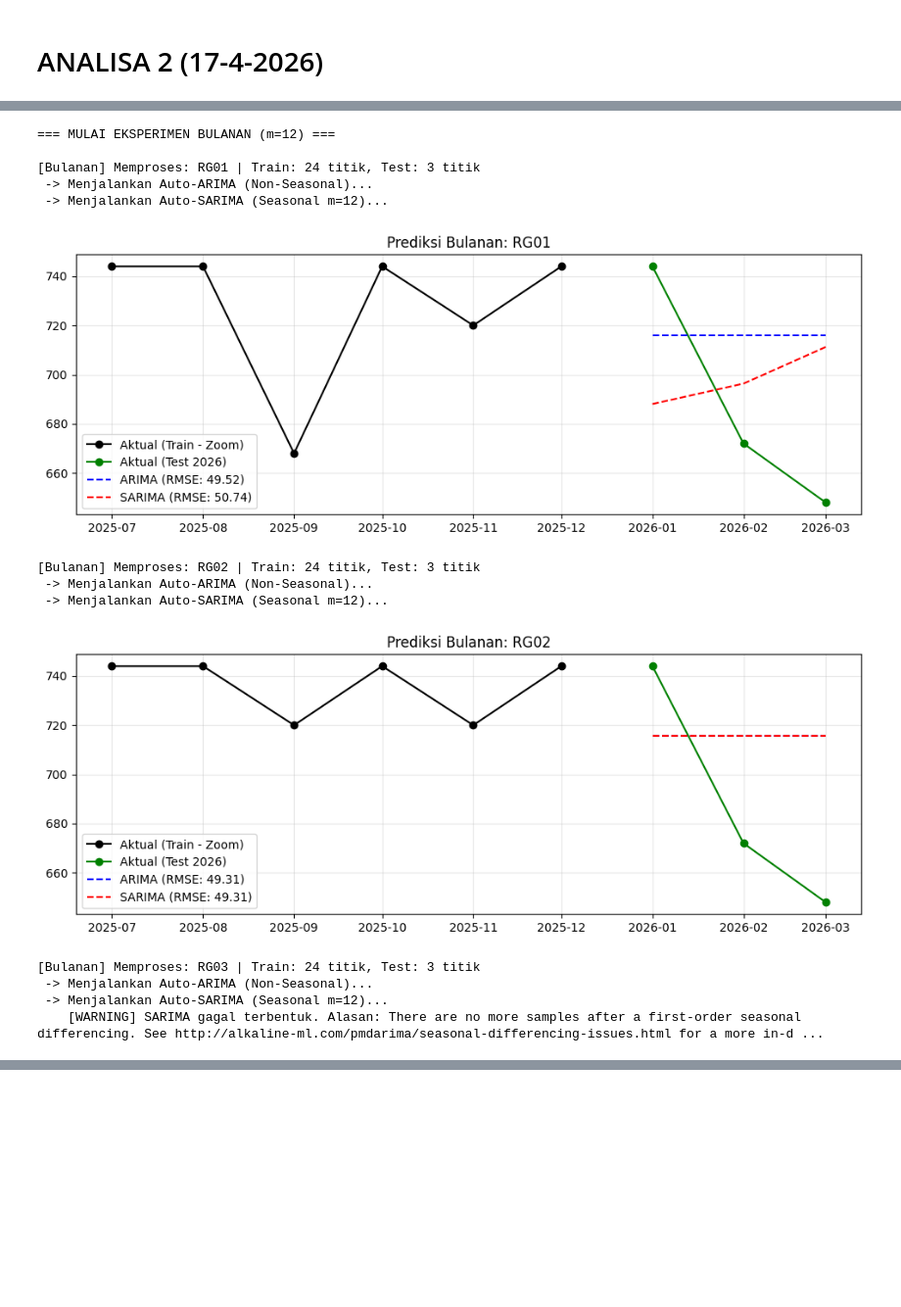
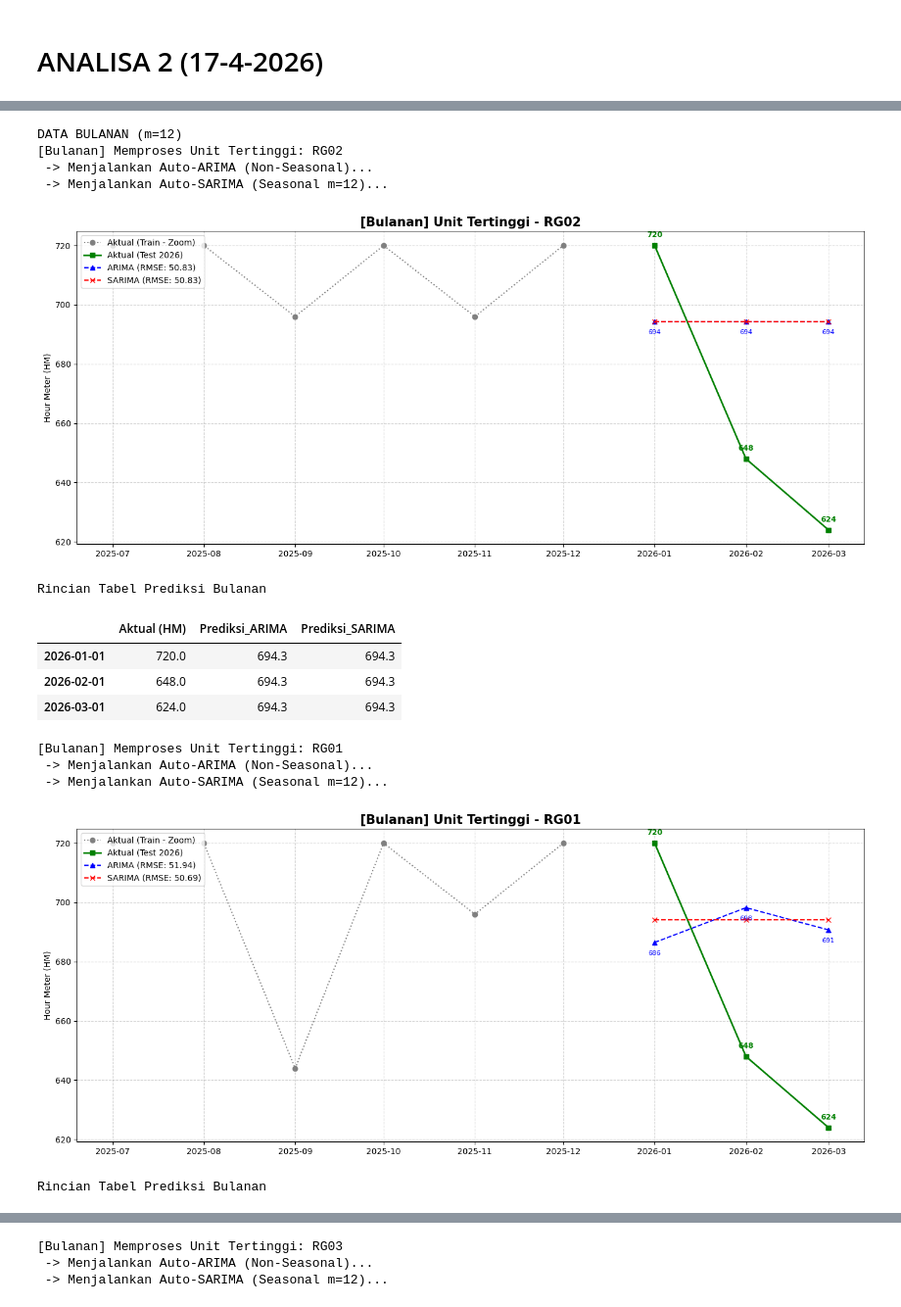
Before and after one commit to MichaelSugiarto/TugasAkhir, a Jupyter notebook: analisa1.ipynb, the cells around one changed output, grey strips where cells are left out. Shown at 98% size. Cells and saved outputs as stored; diff of their text form; code cells hidden in the pictures; blank space fills up the shorter version.

Commit message:
analisa forecast arima vs sarima untuk certain data done

```diff
--- a/analisa1.ipynb
+++ b/analisa1.ipynb
@@ -355,15 +355,18 @@ def load_and_melt_excel(file_path):
 print("Mengekstrak data... (Proses ini mungkin memakan waktu beberapa detik)")
 df_2024 = load_and_melt_excel('BBM AAB 2024 & Des 2025.xlsx')
 df_2025 = load_and_melt_excel('BBM AAB.xlsx')
-df_2026 = load_and_melt_excel('BBM AAB Jan-Mar 2026.xlsx') # Data Testing
+df_2026 = load_and_melt_excel('BBM AAB Jan-Mar 2026.xlsx')
 
 df_all = pd.concat([df_2024, df_2025, df_2026], ignore_index=True)
 
-# 2. KALKULASI HM HARIAN
+# 2. KALKULASI HM HARIAN DENGAN RESET PER BULAN (Sesuai Standar Perusahaan)
 df_all = df_all.sort_values(by=['EQUIP NAME', 'TANGGAL'])
 df_all['HM_Clean'] = pd.to_numeric(df_all['HM'], errors='coerce').replace(0, np.nan)
 df_all['HM_Clean'] = df_all.groupby('EQUIP NAME')['HM_Clean'].ffill().fillna(0)
-df_all['Delta_HM'] = df_all.groupby('EQUIP NAME')['HM_Clean'].diff().fillna(0)
+
+# KOREKSI: Hitung selisih dengan mengelompokkan per bulan agar hari pertama direset menjadi 0 (Kehilangan 24 HM)
+df_all['TAHUN_BULAN'] = df_all['TANGGAL'].dt.to_period('M')
+df_all['Delta_HM'] = df_all.groupby(['EQUIP NAME', 'TAHUN_BULAN'])['HM_Clean'].diff().fillna(0)
 df_all.loc[df_all['Delta_HM'] < 0, 'Delta_HM'] = 0
 df_all.loc[df_all['Delta_HM'] > 100, 'Delta_HM'] = 0
 
@@ -397,6 +400,6 @@ def smart_mapping(raw_name, master_dict):
     return "TIDAK TERDAFTAR"
 
 df_all['TYPE'] = df_all['EQUIP NAME'].apply(lambda x: smart_mapping(x, mapping_type))
-print("Seluruh data (2024-2026) berhasil diproses tanpa ada unit yang di-exclude.")
+print("Seluruh data berhasil diproses dengan kalkulasi HM aktual lapangan.")
 # %% [output]
 Mengekstrak data... (Proses ini mungkin memakan waktu beberapa detik)
@@ -523,40 +562,55 @@ Fungsi Forecasting Siap.
 # %%
 hasil_eksperimen = []
 
-print("=== MULAI EKSPERIMEN BULANAN (m=12) ===")
+print("DATA BULANAN (m=12)")
+
 # 1. Eksekusi Unit (Bulanan)
-for unit in top_3_units + bottom_3_units:
-    res = run_arima_vs_sarima(unit, is_type=False, freq='M')
+for unit in top_3_units:
+    res = run_arima_vs_sarima(unit, is_type=False, freq='M', kategori_target="Unit Tertinggi")
+    hasil_eksperimen.append(res)
+
+for unit in bottom_3_units:
+    res = run_arima_vs_sarima(unit, is_type=False, freq='M', kategori_target="Unit Terendah")
     hasil_eksperimen.append(res)
 
 # 2. Eksekusi Jenis (Bulanan)
-for jenis in [top_1_type, bottom_1_type]:
-    res = run_arima_vs_sarima(jenis, is_type=True, freq='M')
+res = run_arima_vs_sarima(top_1_type, is_type=True, freq='M', kategori_target="Jenis Rata-rata Tertinggi")
+hasil_eksperimen.append(res)
+
+res = run_arima_vs_sarima(bottom_1_type, is_type=True, freq='M', kategori_target="Jenis Rata-rata Terendah")
+hasil_eksperimen.append(res)
+
+
+print("\nDATA MINGGUAN (m=52)")
+
+# 3. Eksekusi Unit (Mingguan)
+for unit in top_3_units:
+    res = run_arima_vs_sarima(unit, is_type=False, freq='W', kategori_target="Unit Tertinggi")
     hasil_eksperimen.append(res)
 
-
-print("\n=== MULAI EKSPERIMEN MINGGUAN (m=52) ===")
-# 3. Eksekusi Unit (Mingguan)
-for unit in top_3_units + bottom_3_units:
-    res = run_arima_vs_sarima(unit, is_type=False, freq='W')
+for unit in bottom_3_units:
+    res = run_arima_vs_sarima(unit, is_type=False, freq='W', kategori_target="Unit Terendah")
     hasil_eksperimen.append(res)
 
 # 4. Eksekusi Jenis (Mingguan)
-for jenis in [top_1_type, bottom_1_type]:
-    res = run_arima_vs_sarima(jenis, is_type=True, freq='W')
-    hasil_eksperimen.append(res)
+res = run_arima_vs_sarima(top_1_type, is_type=True, freq='W', kategori_target="Jenis Rata-rata Tertinggi")
+hasil_eksperimen.append(res)
+
+res = run_arima_vs_sarima(bottom_1_type, is_type=True, freq='W', kategori_target="Jenis Rata-rata Terendah")
+hasil_eksperimen.append(res)
 # %% [output]
-=== MULAI EKSPERIMEN BULANAN (m=12) ===
-
-[Bulanan] Memproses: RG01 | Train: 24 titik, Test: 3 titik
+DATA BULANAN (m=12)
+[Bulanan] Memproses Unit Tertinggi: RG02
  -> Menjalankan Auto-ARIMA (Non-Seasonal)...
  -> Menjalankan Auto-SARIMA (Seasonal m=12)...
-[figure, old version]
+[figure, new version]
-[Bulanan] Memproses: RG02 | Train: 24 titik, Test: 3 titik
- -> Menjalankan Auto-ARIMA (Non-Seasonal)...
- -> Menjalankan Auto-SARIMA (Seasonal m=12)...
+Rincian Tabel Prediksi Bulanan
+|  | Aktual (HM) | Prediksi_ARIMA | Prediksi_SARIMA |
+| 2026-01-01 | 720.0 | 694.3 | 694.3 |
+| 2026-02-01 | 648.0 | 694.3 | 694.3 |
+| 2026-03-01 | 624.0 | 694.3 | 694.3 |
+[Bulanan] Memproses Unit Tertinggi: RG01
+ -> Menjalankan Auto-ARIMA (Non-Seasonal)...
+ -> Menjalankan Auto-SARIMA (Seasonal m=12)...
-[figure, old version]
+[figure, new version]
-[Bulanan] Memproses: RG03 | Train: 24 titik, Test: 3 titik
- -> Menjalankan Auto-ARIMA (Non-Seasonal)...
- -> Menjalankan Auto-SARIMA (Seasonal m=12)...
-    [WARNING] SARIMA gagal terbentuk. Alasan: There are no more samples after a first-order seasonal differencing. See http://alkaline-ml.com/pmdarima/seasonal-differencing-issues.html for a more in-d ...
+Rincian Tabel Prediksi Bulanan
@@ -562,0 +621,3 @@ for jenis in [top_1_type, bottom_1_type]:
+[Bulanan] Memproses Unit Tertinggi: RG03
+ -> Menjalankan Auto-ARIMA (Non-Seasonal)...
+ -> Menjalankan Auto-SARIMA (Seasonal m=12)...
```
Also changed, not shown: parts of 5 cells of this notebook.
